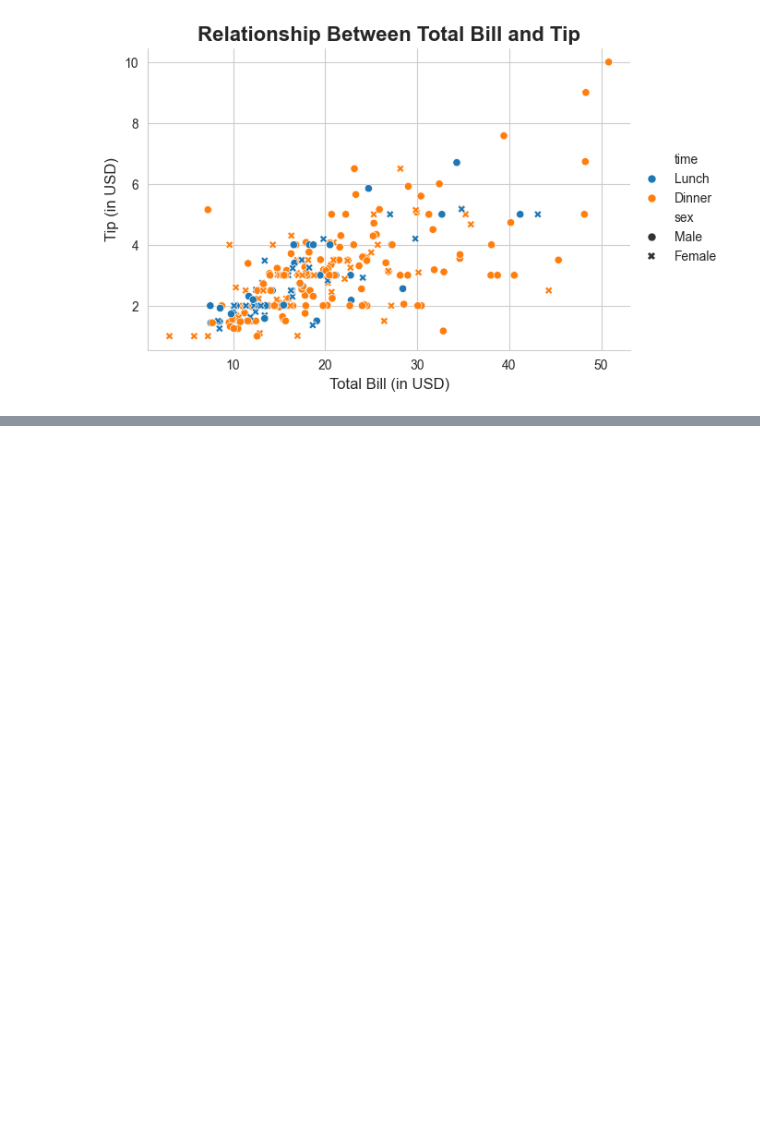
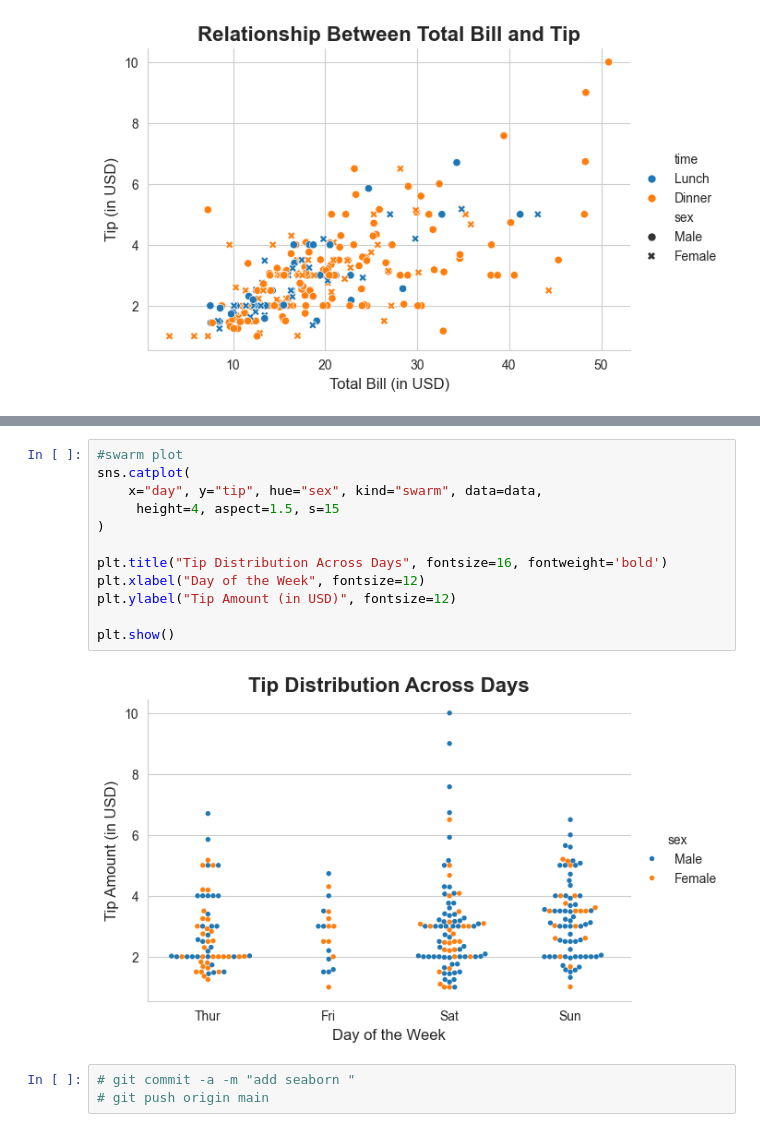
Before and after one commit to Razakhan143/demo, a Jupyter notebook: seaborn.ipynb, the cells around one changed output, grey strips where cells are left out. Drawn from its saved outputs; the diff is of its cells as text; blank space fills up the shorter version.

```diff
--- a/seaborn.ipynb
+++ b/seaborn.ipynb
@@ -34,0 +53,17 @@ plt.show()
+# %%
+#swarm plot
+sns.catplot(
+    x="day", y="tip", hue="sex", kind="swarm", data=data,
+     height=4, aspect=1.5, s=15
+)
+
+plt.title("Tip Distribution Across Days", fontsize=16, fontweight='bold')
+plt.xlabel("Day of the Week", fontsize=12)
+plt.ylabel("Tip Amount (in USD)", fontsize=12)
+
+plt.show()
+# %% [output]
+[figure, added]
+# %%
+# git commit -a -m "add seaborn "
+# git push origin main
```
Also changed, not shown: parts of 2 cells of this notebook.
